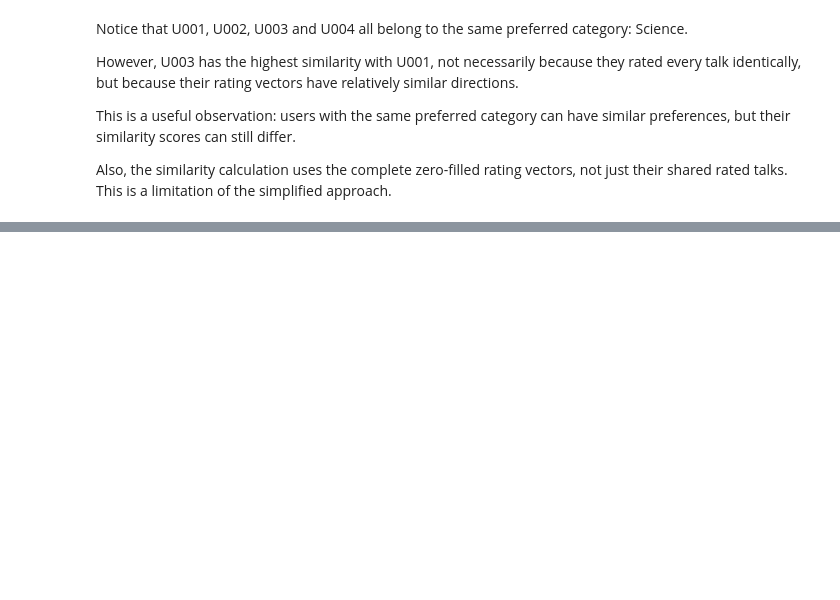
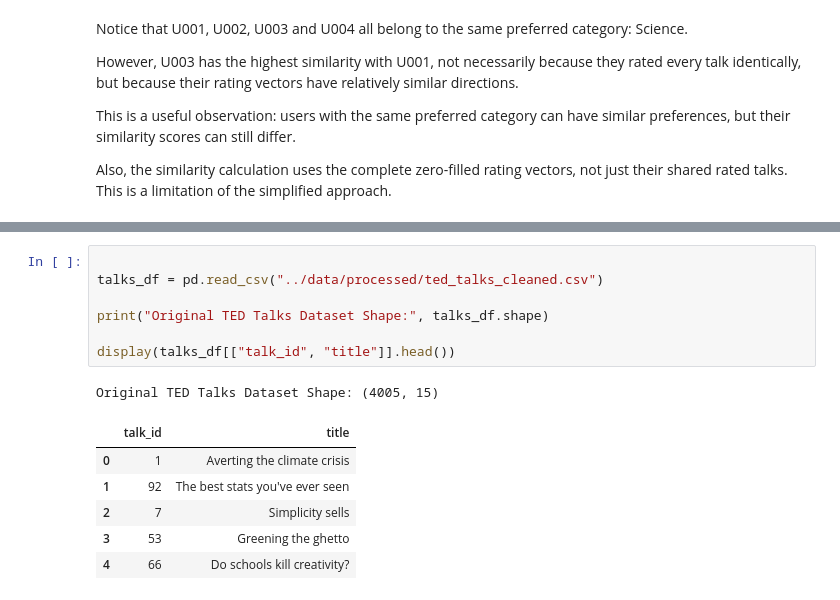
Before and after one commit to springboardmentor098/TED-TALK-RECOMMENDATION-SYSTEM, a Jupyter notebook: notebooks/08_collaborative_filtering.ipynb, the cells around one changed output, grey strips where cells are left out. Saved outputs shown, nothing was run; the diff lists cells and outputs as text; blank space fills up the shorter version.

```diff
--- a/notebooks/08_collaborative_filtering.ipynb
+++ b/notebooks/08_collaborative_filtering.ipynb
@@ -240,0 +464,15 @@ Also, the similarity calculation uses the complete zero-filled rating vectors, n
+# %%
+
+talks_df = pd.read_csv("../data/processed/ted_talks_cleaned.csv")
+
+print("Original TED Talks Dataset Shape:", talks_df.shape)
+
+display(talks_df[["talk_id", "title"]].head())
+# %% [output]
+Original TED Talks Dataset Shape: (4005, 15)
+|  | talk_id | title |
+| 0 | 1 | Averting the climate crisis |
+| 1 | 92 | The best stats you've ever seen |
+| 2 | 7 | Simplicity sells |
+| 3 | 53 | Greening the ghetto |
+| 4 | 66 | Do schools kill creativity? |
```
Also changed, not shown: parts of 11 cells of this notebook, 1 other file.
